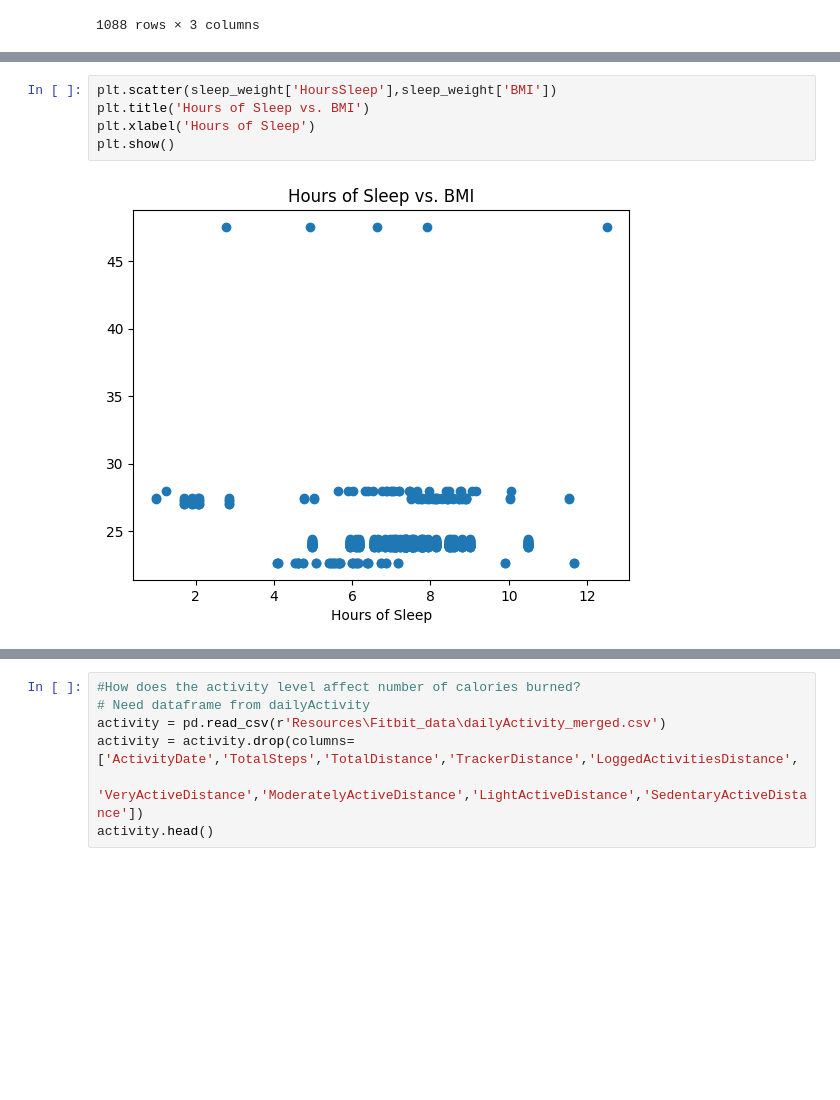
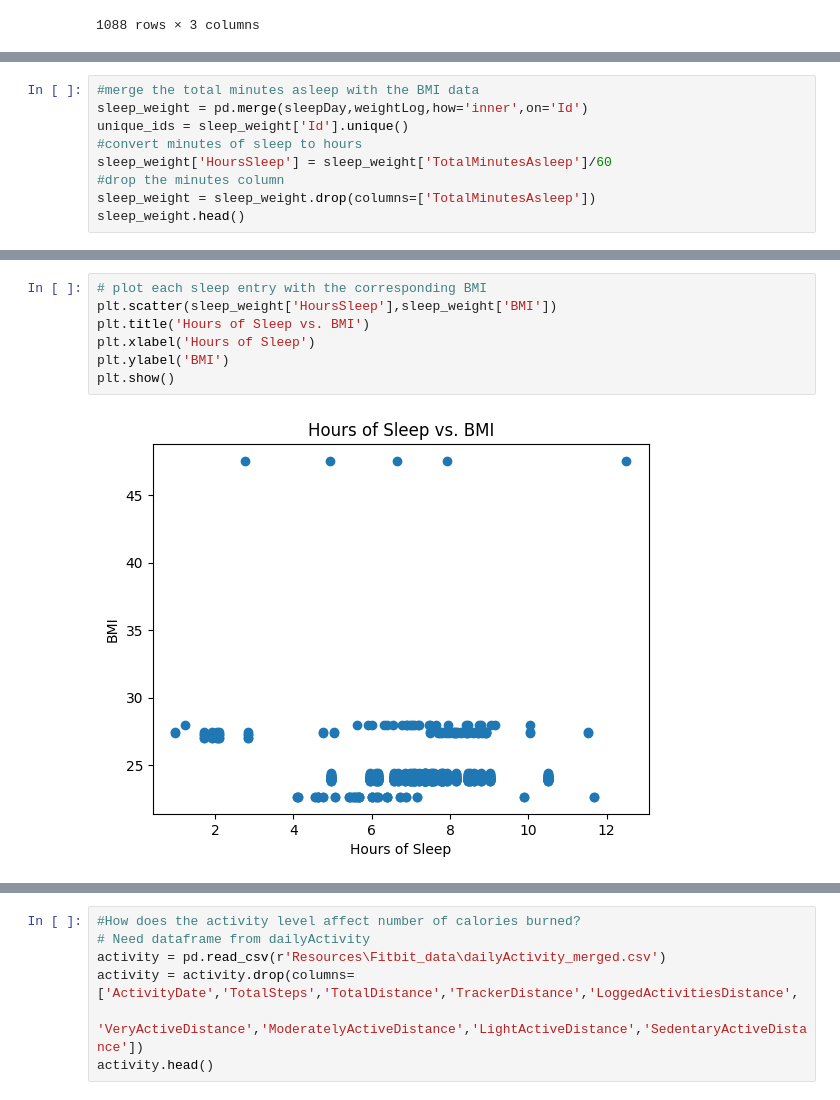
Before and after one commit to caitepley/Group1-Project1, a Jupyter notebook: main.ipynb, the cells around one changed output, grey strips where cells are left out. Saved outputs shown, nothing was run; the diff lists cells and outputs as text; blank space fills up the shorter version.

Commit message:
added plots for sleep vs. bmi question

```diff
--- a/main.ipynb
+++ b/main.ipynb
@@ -106,0 +99,9 @@ plt.show()
+# %%
+#merge the total minutes asleep with the BMI data
+sleep_weight = pd.merge(sleepDay,weightLog,how='inner',on='Id')
+unique_ids = sleep_weight['Id'].unique()
+#convert minutes of sleep to hours
+sleep_weight['HoursSleep'] = sleep_weight['TotalMinutesAsleep']/60
+#drop the minutes column
+sleep_weight = sleep_weight.drop(columns=['TotalMinutesAsleep'])
+sleep_weight.head()
@@ -107,10 +115,12 @@ plt.show()
 # %%
+# plot each sleep entry with the corresponding BMI
 plt.scatter(sleep_weight['HoursSleep'],sleep_weight['BMI'])
 plt.title('Hours of Sleep vs. BMI')
 plt.xlabel('Hours of Sleep')
+plt.ylabel('BMI')
 plt.show()
 # %% [output]
-[figure, old version]
+[figure, new version]
 # %%
 # set index to participant ID
 sleep_weight = sleep_weight.reset_index().set_index('Id')
```
Also changed, not shown: parts of 7 cells of this notebook.
